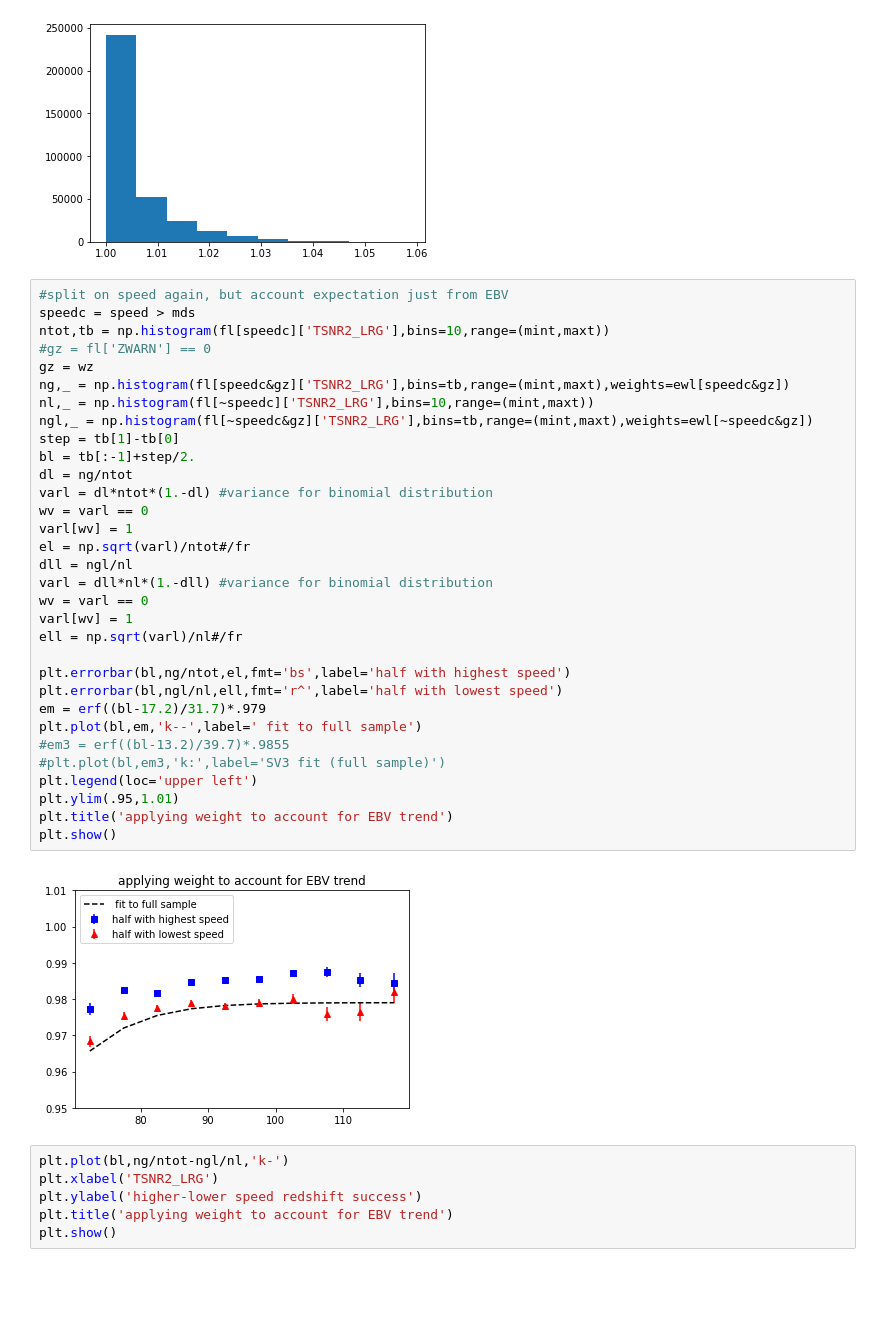
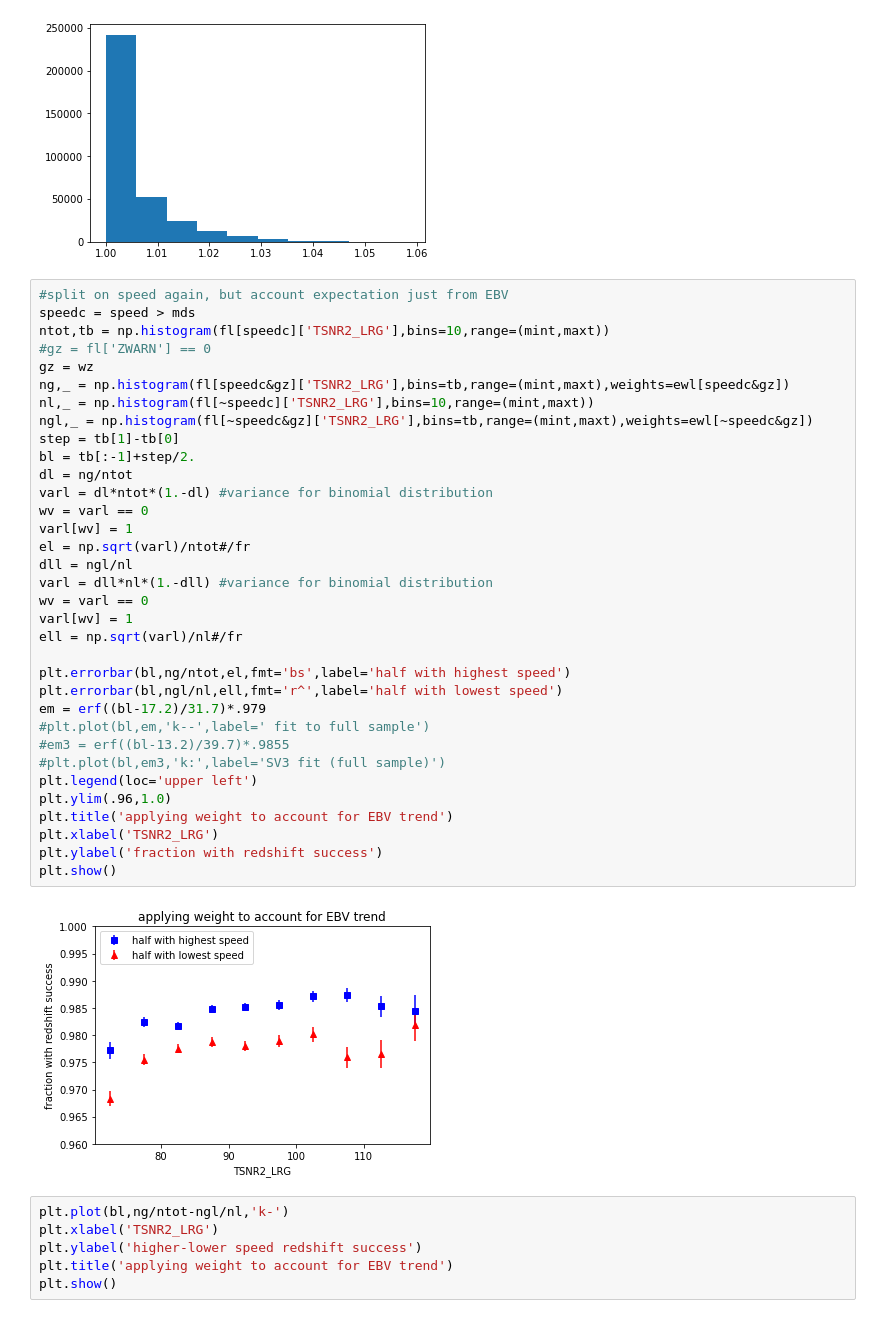
Before and after one commit to desihub/LSS, a Jupyter notebook: Sandbox/LRGzsuccvspeed.ipynb, the cells around one changed output. Drawn from its saved outputs; the diff is of its cells as text; blank space fills up the shorter version.

```diff
--- a/Sandbox/LRGzsuccvspeed.ipynb
+++ b/Sandbox/LRGzsuccvspeed.ipynb
@@ -219,36 +219,38 @@ plt.hist(ewl)
 #split on speed again, but account expectation just from EBV
 speedc = speed > mds
 ntot,tb = np.histogram(fl[speedc]['TSNR2_LRG'],bins=10,range=(mint,maxt))
 #gz = fl['ZWARN'] == 0
 gz = wz
 ng,_ = np.histogram(fl[speedc&gz]['TSNR2_LRG'],bins=tb,range=(mint,maxt),weights=ewl[speedc&gz])
 nl,_ = np.histogram(fl[~speedc]['TSNR2_LRG'],bins=10,range=(mint,maxt))
 ngl,_ = np.histogram(fl[~speedc&gz]['TSNR2_LRG'],bins=tb,range=(mint,maxt),weights=ewl[~speedc&gz])
 step = tb[1]-tb[0]
 bl = tb[:-1]+step/2.
 dl = ng/ntot
 varl = dl*ntot*(1.-dl) #variance for binomial distribution
 wv = varl == 0
 varl[wv] = 1
 el = np.sqrt(varl)/ntot#/fr
 dll = ngl/nl
 varl = dll*nl*(1.-dll) #variance for binomial distribution
 wv = varl == 0
 varl[wv] = 1
 ell = np.sqrt(varl)/nl#/fr
 
 plt.errorbar(bl,ng/ntot,el,fmt='bs',label='half with highest speed')
 plt.errorbar(bl,ngl/nl,ell,fmt='r^',label='half with lowest speed')
 em = erf((bl-17.2)/31.7)*.979
-plt.plot(bl,em,'k--',label=' fit to full sample')
+#plt.plot(bl,em,'k--',label=' fit to full sample')
 #em3 = erf((bl-13.2)/39.7)*.9855
 #plt.plot(bl,em3,'k:',label='SV3 fit (full sample)')
 plt.legend(loc='upper left')
-plt.ylim(.95,1.01)
+plt.ylim(.96,1.0)
 plt.title('applying weight to account for EBV trend')
+plt.xlabel('TSNR2_LRG')
+plt.ylabel('fraction with redshift success')
 plt.show()
 # %% [output]
-[figure, old version]
+[figure, new version]
 # %%
 plt.plot(bl,ng/ntot-ngl/nl,'k-')
 plt.xlabel('TSNR2_LRG')
```
Also changed, not shown: parts of 4 cells of this notebook.
